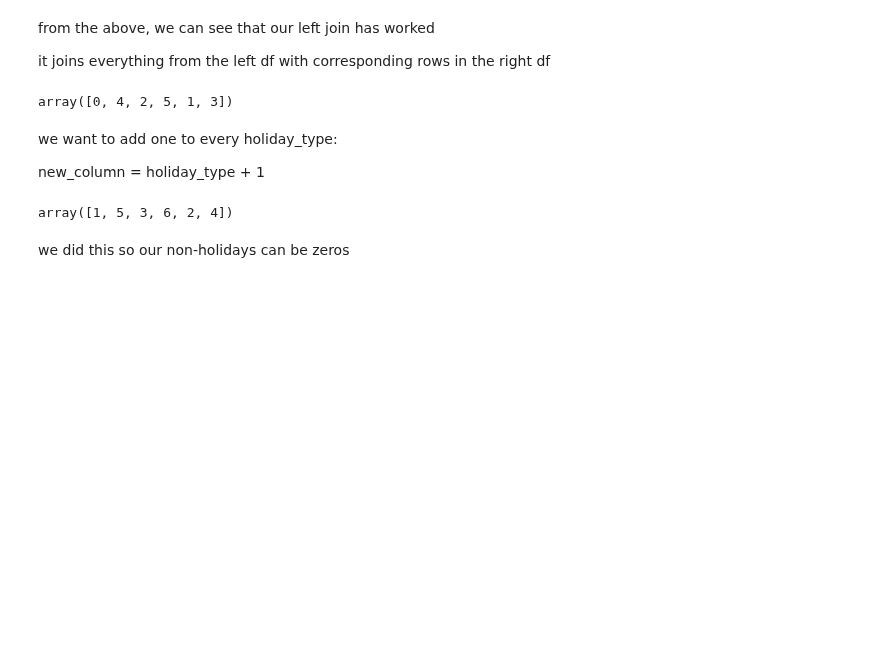
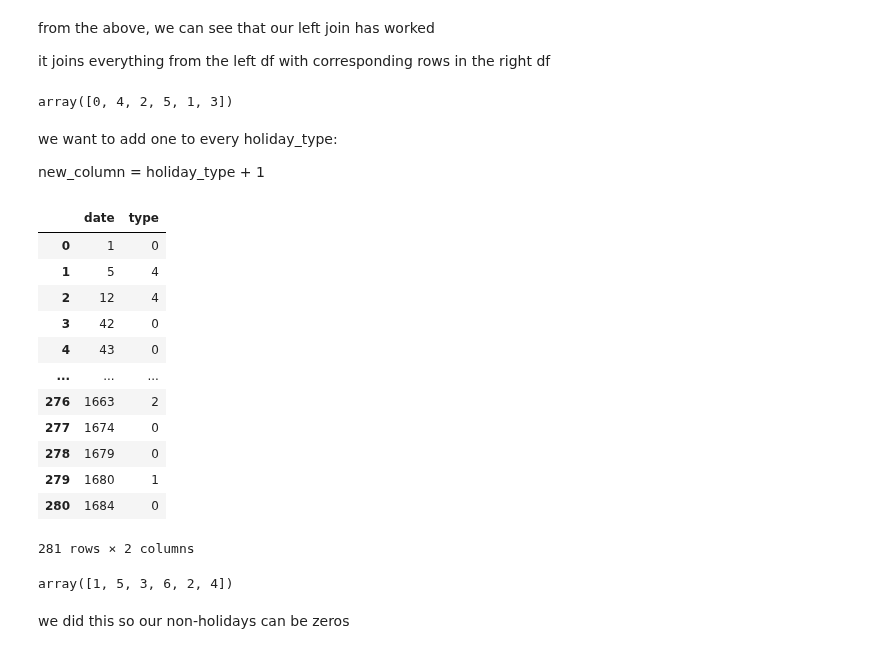
Before and after one commit to ikoghoemmanuell/Grocery-Store-Forecasting-Challenge-For-Azubian, a Jupyter notebook: dev/notebooks/sales.ipynb, the cells around one changed output. Saved outputs shown, nothing was run; the diff lists cells and outputs as text; code cells hidden in the pictures; blank space fills up the shorter version.

```diff
--- a/dev/notebooks/sales.ipynb
+++ b/dev/notebooks/sales.ipynb
@@ -693,5 +696,21 @@ array([0, 4, 2, 5, 1, 3])
 we want to add one to every holiday_type:
 
 new_column = holiday_type + 1
+# %%
+holidays
+# %% [output]
+|  | date | type |
+| 0 | 1 | 0 |
+| 1 | 5 | 4 |
+| 2 | 12 | 4 |
+| 3 | 42 | 0 |
+| 4 | 43 | 0 |
+| ... | ... | ... |
+| 276 | 1663 | 2 |
+| 277 | 1674 | 0 |
+| 278 | 1679 | 0 |
+| 279 | 1680 | 1 |
+| 280 | 1684 | 0 |
+281 rows × 2 columns
 # %%
 # add one to every holiday type
```
Also changed, not shown: parts of 17 cells of this notebook.
